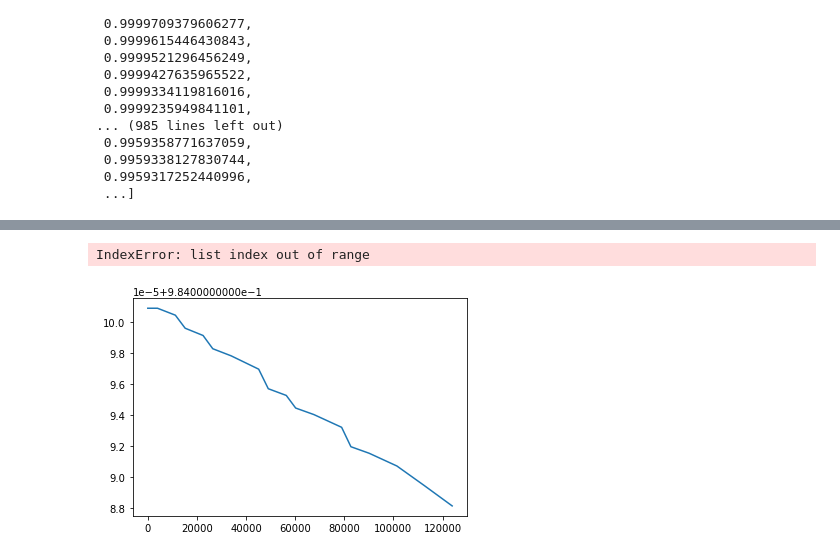
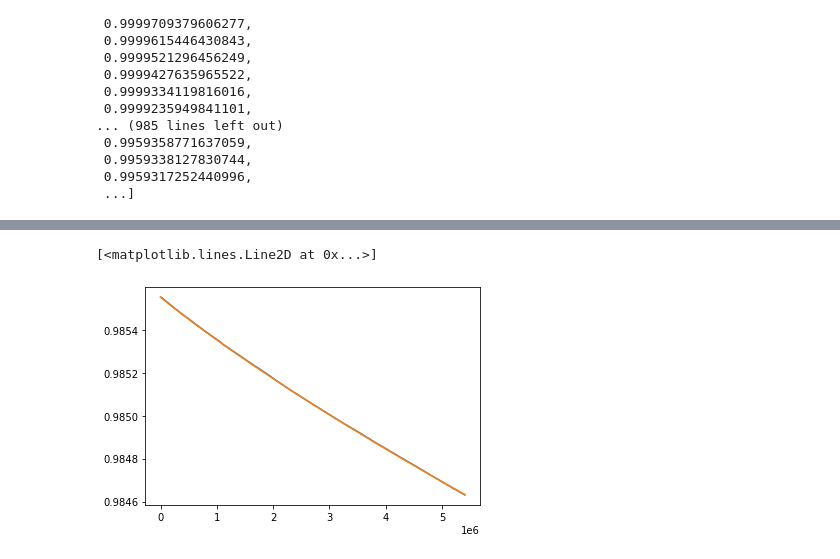
Before and after one commit to carlidel/wire_compensator_data, a Jupyter notebook: fokker_fit.ipynb, the cells around one changed output, grey strips where cells are left out. Drawn from its saved outputs; the diff is of its cells as text; code cells hidden in the pictures.

```diff
--- a/fokker_fit.ipynb
+++ b/fokker_fit.ipynb
@@ -1246,3 +1264,0 @@ IndexError: list index out of range
-# %%
-for d in data_block:
-    print(d[1][0], d[1][-1])
@@ -1288,14 +1286,18 @@ for i, d in tqdm(enumerate(data_block), total=len(data_block)):
     params.add('n_iterations', value=-1, vary=False)
     print(d[1][0], d[1][-1])
     if i==0:
-        params.add('I_star', value=40.0, min=40.0, max=100.0)
-        params.add('k', value=0.75, min=0.5, max=0.95)
+        params.add('I_star', value=40.0, min=20.0, max=100.0)
+        params.add('k', value=0.75, min=0.5, max=1.0)
     else:
-        params.add('I_star', value=fit_results[i-1].params['I_star'].value, min=40.0, max=100.0)
+        params.add('I_star', value=fit_results[i-1].params['I_star'].value, min=20.0, max=100.0)
         params.add('k', value=fit_results[i-1].params['k'].value, min=0.5, max=1.0)
 
-    result = lmfit.minimize(resid_lmfit, params, args=(d[0], d[1], I_0), method="brute", workers=6, Ns=20)
+    result = lmfit.minimize(resid_lmfit, params, args=(d[0], d[1], I_0), method="brute", workers=20, Ns=20)
     fit_results.append(result)
+
+    print("I_star:", result.params['I_star'].value)
+    print("k:", result.params['k'].value)
+    print("scale_factor:", result.params['scale_factor'].value)
 
     vals, data0, data1, _ = full_iteration(
         result.params['I_star'].value,
@@ -1328,6 +1352,9 @@ k: 0.9210526315789473
 # %%
 with open("fit_results_b2.pkl", "wb") as f:
     pickle.dump((fit_results, I_list), f)
+# %%
+with open("fit_results_b2.pkl", "rb") as f:
+    fit_results, I_list = pickle.load(f)
 # %%
 idx = 0
 plt.plot(data_block[idx][0], data_block[idx][1])
@@ -1366,10 +1393,10 @@ plt.plot(data_block[idx][0], data_block[idx][1] - fit_results[idx].residual)
 # %%
-idx = 18
+idx = -10
 plt.plot(data_block[idx][0], data_block[idx][1])
 plt.plot(data_block[idx][0], data_block[idx][1] - fit_results[idx].residual)
 # %% [output]
-IndexError: list index out of range
+[<matplotlib.lines.Line2D at 0x...>]
-[figure, old version]
+[figure, new version]
 # %%
 for f in fit_results:
     print("{:.2f}, {:.2f}, {:.2}, {:.2f}".format(f.params['I_star'].value, f.params['k'].value, f.params["dt"].value, f.params["scale_factor"].value))
```
Also changed, not shown: parts of 17 cells of this notebook.
